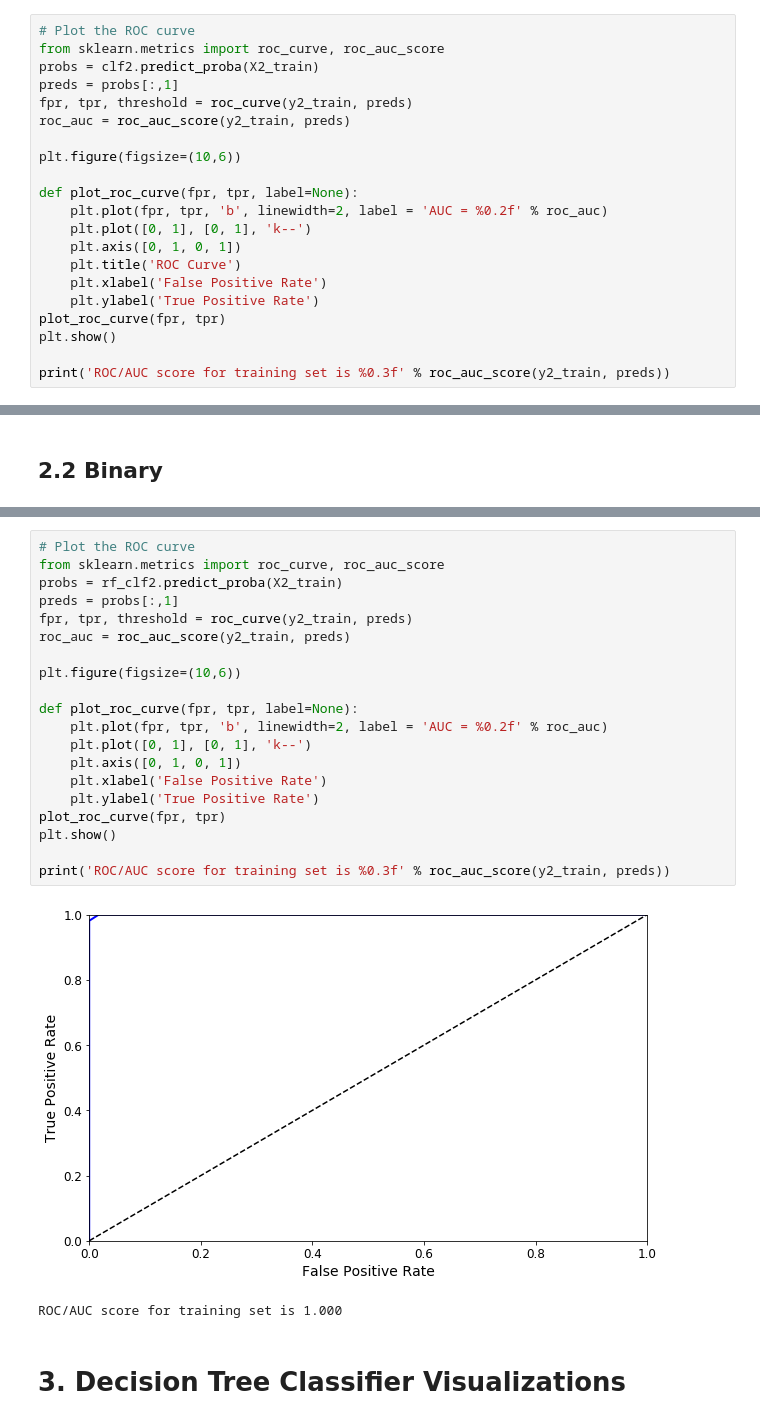
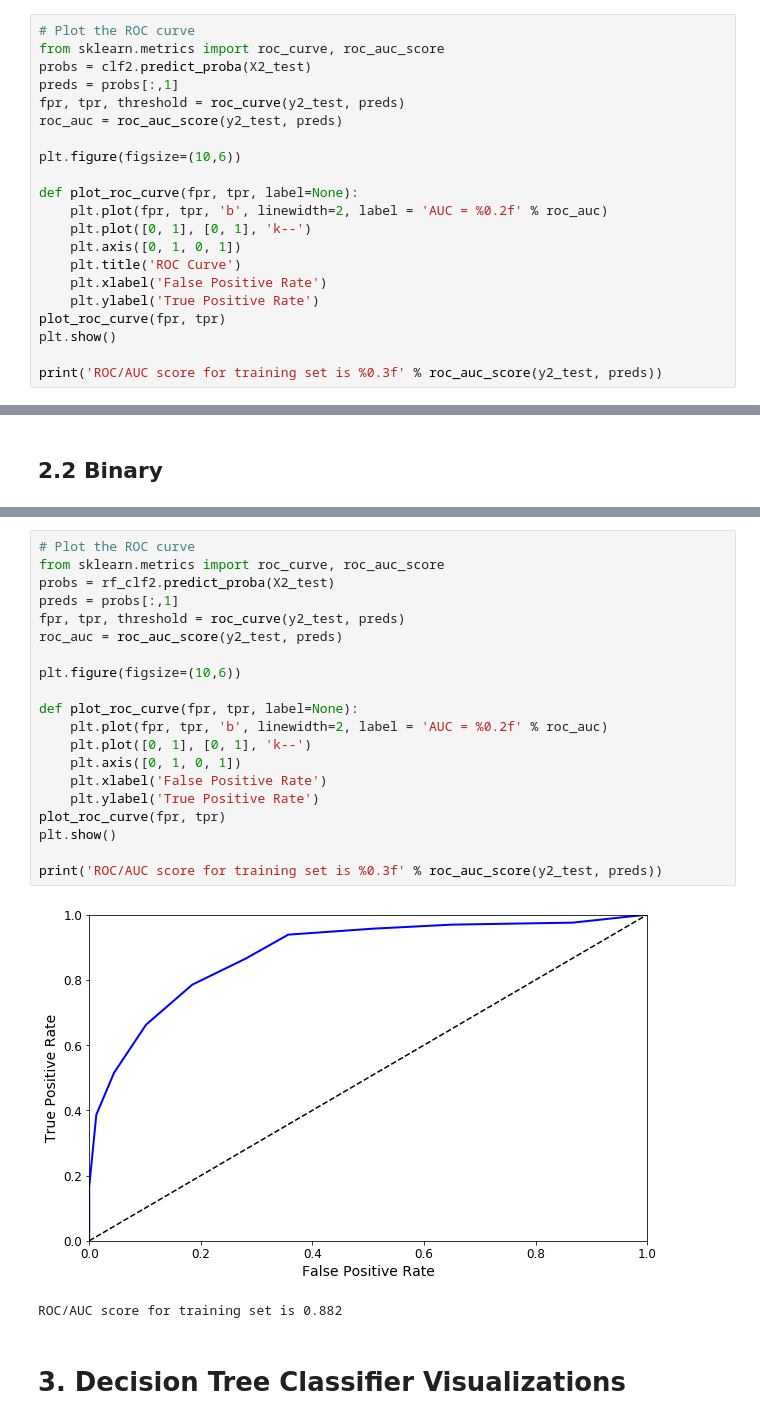
Before and after one commit to huangyuzhang/cookbook, a Jupyter notebook: wine/wine3.ipynb, the cells around one changed output, grey strips where cells are left out. Saved outputs shown, nothing was run; the diff lists cells and outputs as text.

```diff
--- a/wine/wine3.ipynb
+++ b/wine/wine3.ipynb
@@ -245,10 +245,10 @@ AUC: 0.73393 +/- 0.0142
 # %%
 # Plot the ROC curve
 from sklearn.metrics import roc_curve, roc_auc_score
-probs = clf2.predict_proba(X2_train)
+probs = clf2.predict_proba(X2_test)
 preds = probs[:,1]
-fpr, tpr, threshold = roc_curve(y2_train, preds)
-roc_auc = roc_auc_score(y2_train, preds)
+fpr, tpr, threshold = roc_curve(y2_test, preds)
+roc_auc = roc_auc_score(y2_test, preds)
 
 plt.figure(figsize=(10,6))
 
@@ -262,5 +262,5 @@ def plot_roc_curve(fpr, tpr, label=None):
 plot_roc_curve(fpr, tpr)
 plt.show()
 
-print('ROC/AUC score for training set is %0.3f' % roc_auc_score(y2_train, preds))
+print('ROC/AUC score for training set is %0.3f' % roc_auc_score(y2_test, preds))
 # %% [output]
@@ -356,26 +356,26 @@ AUC: 0.83831 +/- 0.0281
 # %%
 # Plot the ROC curve
 from sklearn.metrics import roc_curve, roc_auc_score
-probs = rf_clf2.predict_proba(X2_train)
+probs = rf_clf2.predict_proba(X2_test)
 preds = probs[:,1]
-fpr, tpr, threshold = roc_curve(y2_train, preds)
-roc_auc = roc_auc_score(y2_train, preds)
+fpr, tpr, threshold = roc_curve(y2_test, preds)
+roc_auc = roc_auc_score(y2_test, preds)
 
 plt.figure(figsize=(10,6))
 
 def plot_roc_curve(fpr, tpr, label=None):
     plt.plot(fpr, tpr, 'b', linewidth=2, label = 'AUC = %0.2f' % roc_auc)
     plt.plot([0, 1], [0, 1], 'k--')
     plt.axis([0, 1, 0, 1])
     plt.xlabel('False Positive Rate')
     plt.ylabel('True Positive Rate')
 plot_roc_curve(fpr, tpr)
 plt.show()
 
-print('ROC/AUC score for training set is %0.3f' % roc_auc_score(y2_train, preds))
+print('ROC/AUC score for training set is %0.3f' % roc_auc_score(y2_test, preds))
 # %% [output]
-[figure, old version]
+[figure, new version]
-ROC/AUC score for training set is 1.000
+ROC/AUC score for training set is 0.882
 # %% [markdown]
 # 3. Decision Tree Classifier Visualizations
 # %%
```
Also changed, not shown: parts of 3 cells of this notebook, 1 other file.
